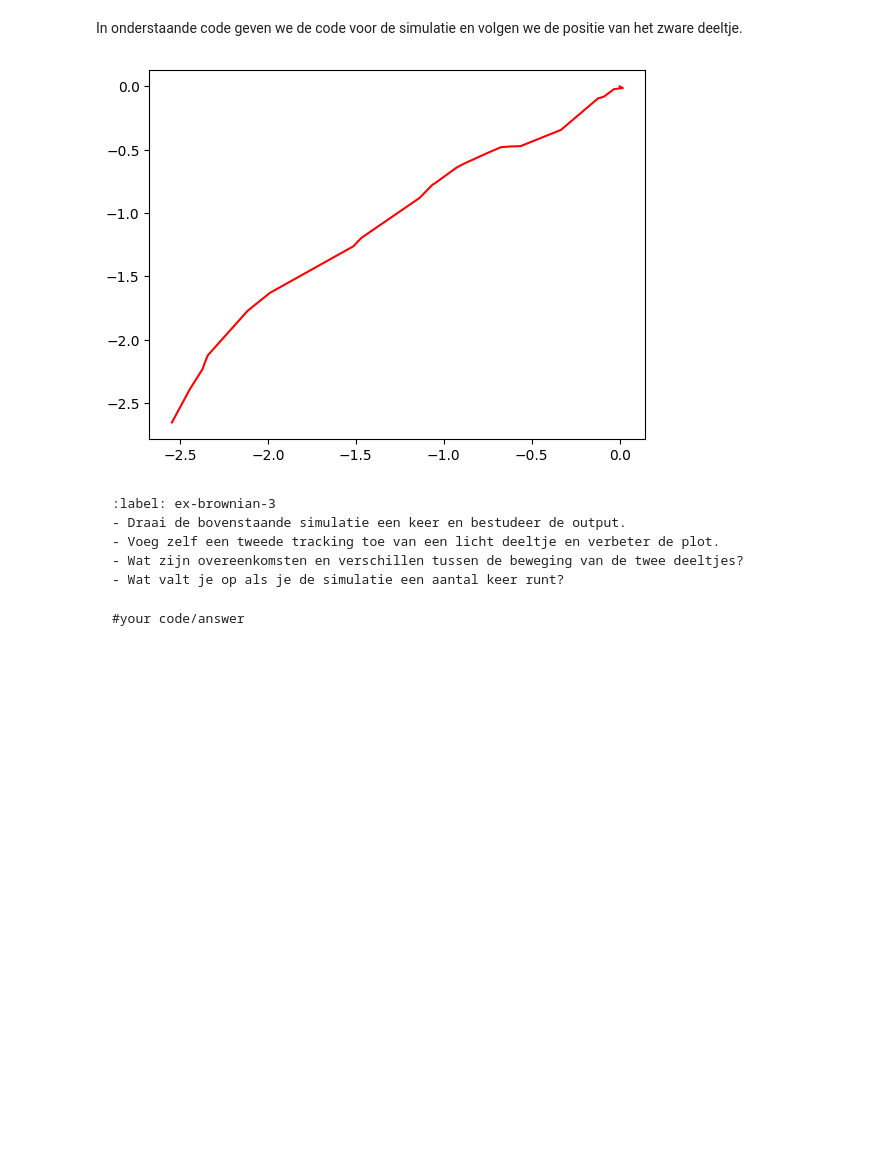
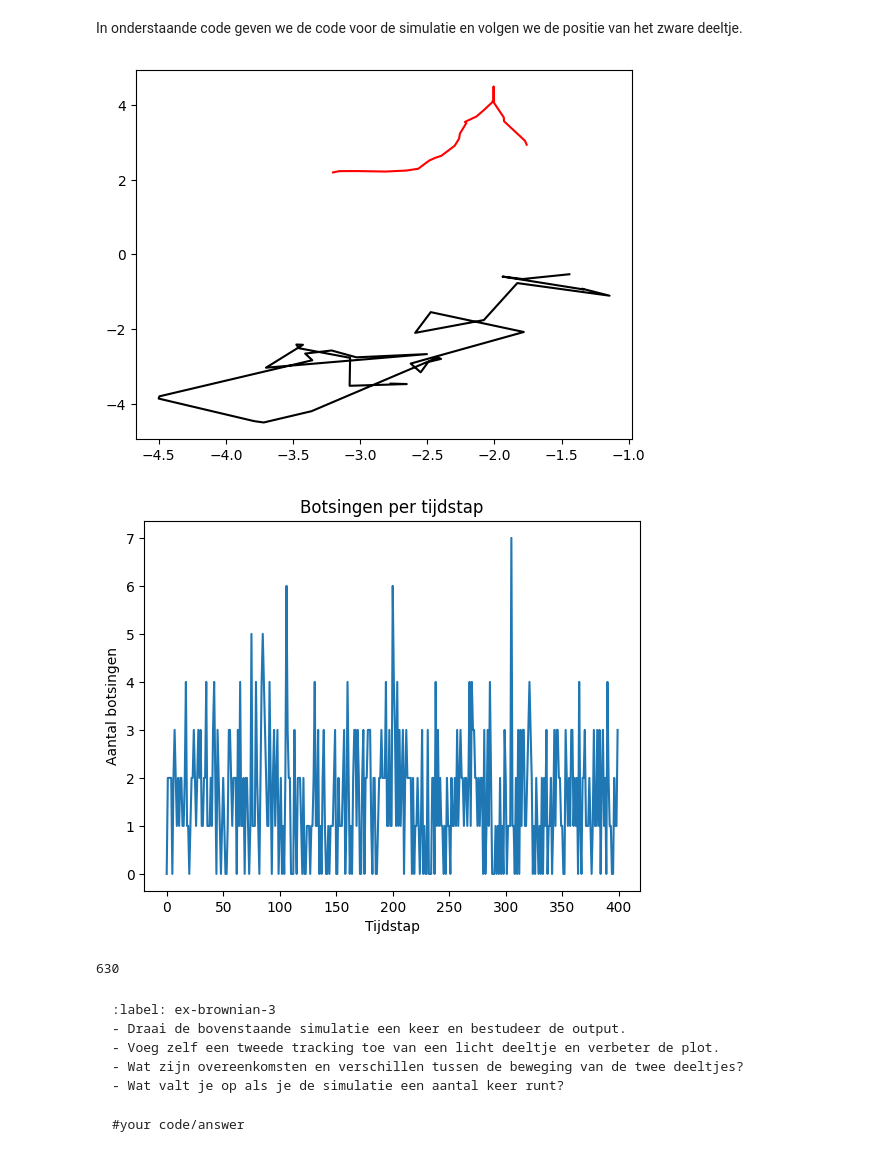
Before and after one commit to sjiemen/17, a Jupyter notebook: Content/PySim/4_brownianmotion.ipynb, the cells around one changed output. Saved outputs shown, nothing was run; the diff lists cells and outputs as text; code cells hidden in the pictures; blank space fills up the shorter version.

Commit message:
counter paunter

````diff
--- a/Content/PySim/4_brownianmotion.ipynb
+++ b/Content/PySim/4_brownianmotion.ipynb
@@ -160,36 +160,67 @@ In onderstaande code geven we de code voor de simulatie en volgen we de positie
 # %%
 # tracken van het zware deeltje
 track_x = []
 track_y = []
+track_x_small = []
+track_y_small = []
+count = 0
+collisions_per_timestep = []
+
+def handle_collisions(particles):
+    """ alle onderlinge botsingen afhandelen voor deeltjes in lijst """
+    num_particles = len(particles)
+    local_count = 0
+    for i in range(num_particles):
+        for j in range(i+1, num_particles):
+            if collide_detection(particles[i], particles[j]):
+                particle_collision(particles[i], particles[j])
+                local_count += 1
+    return local_count
 
 #your code/answer
 
 #your code/answer
+count  = 0
+for i in range(400):
 
-#your code/answer
+    # Update posities + wandbotsingen
+    for p in particles:
+        p.update_position()
+        p.boxcollision()
 
-for i in range(400):
-#your code/answer
+    # Botsingen detecteren
+    new_collisions = handle_collisions(particles)
+    count += new_collisions
 
-    for p in particles:
-        p.update_position()    # Update positie
-        p.boxcollision()         # Wandbotsing werkt per deeltje
+    # Sla het aantal botsingen *deze tijdstap* op
+    collisions_per_timestep.append(new_collisions)
 
-    handle_collisions(particles)
-
-#your code/answer
-
+    # Tracking van positie zware en kleine deeltjes
     track_x.append(particles[N-1].r[0])
     track_y.append(particles[N-1].r[1])
+    track_x_small.append(particles[N-6].r[0])
+    track_y_small.append(particles[N-6].r[1])
+
 
 #your code/answer
 
 plt.figure()
 plt.plot(track_x,track_y,'r')
+plt.plot(track_x_small,track_y_small,'k')
 #your code/answer
 plt.show()
+
+plt.figure()
+plt.plot(collisions_per_timestep)
+plt.xlabel("Tijdstap")
+plt.ylabel("Aantal botsingen")
+plt.title("Botsingen per tijdstap")
+plt.show()
+print(np.sum(collisions_per_timestep))
 # %% [output]
-[figure, old version]
+[figure, new version]
+[figure, added]
+630
 # %% [markdown]
 ```{exercise} Brownian motion in beeld
 :label: ex-brownian-3
````
Also changed, not shown: parts of 1 cell of this notebook.
